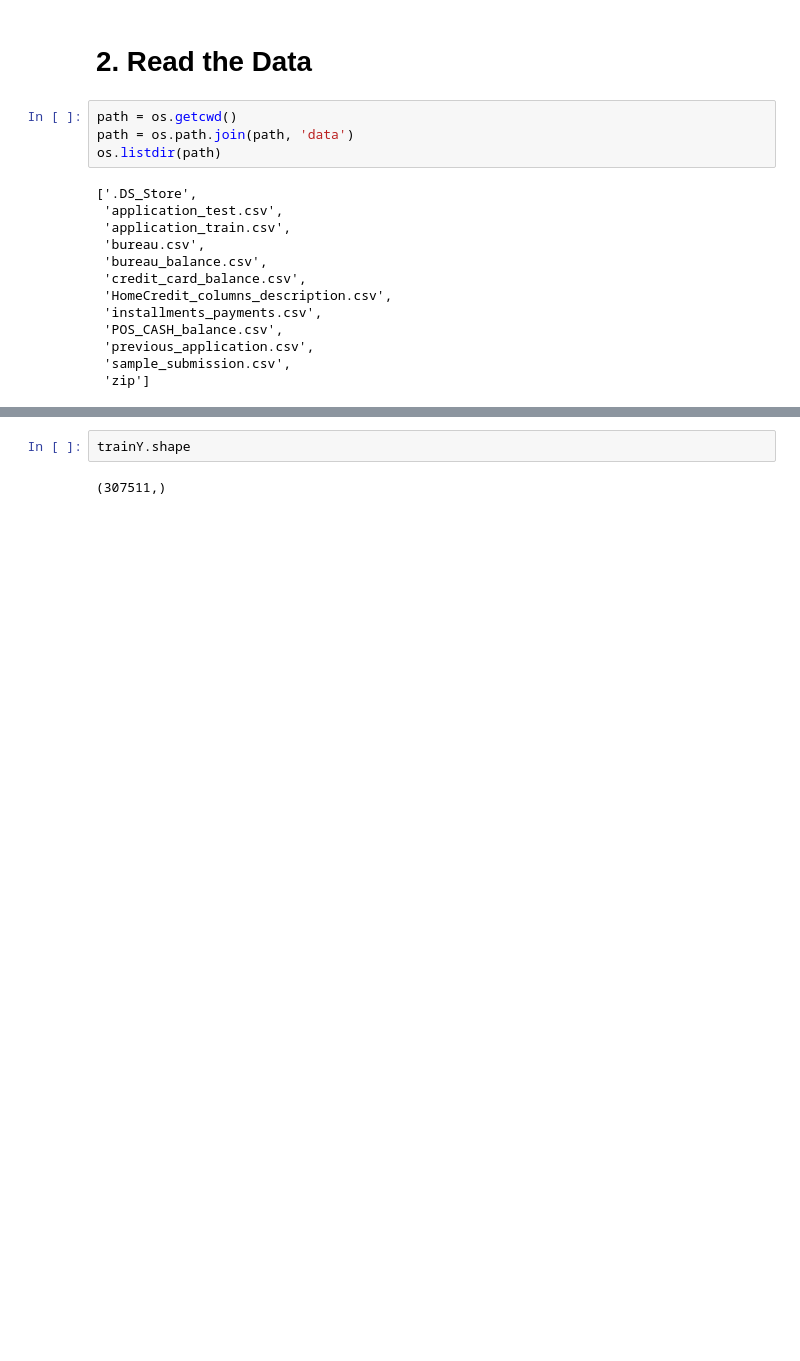
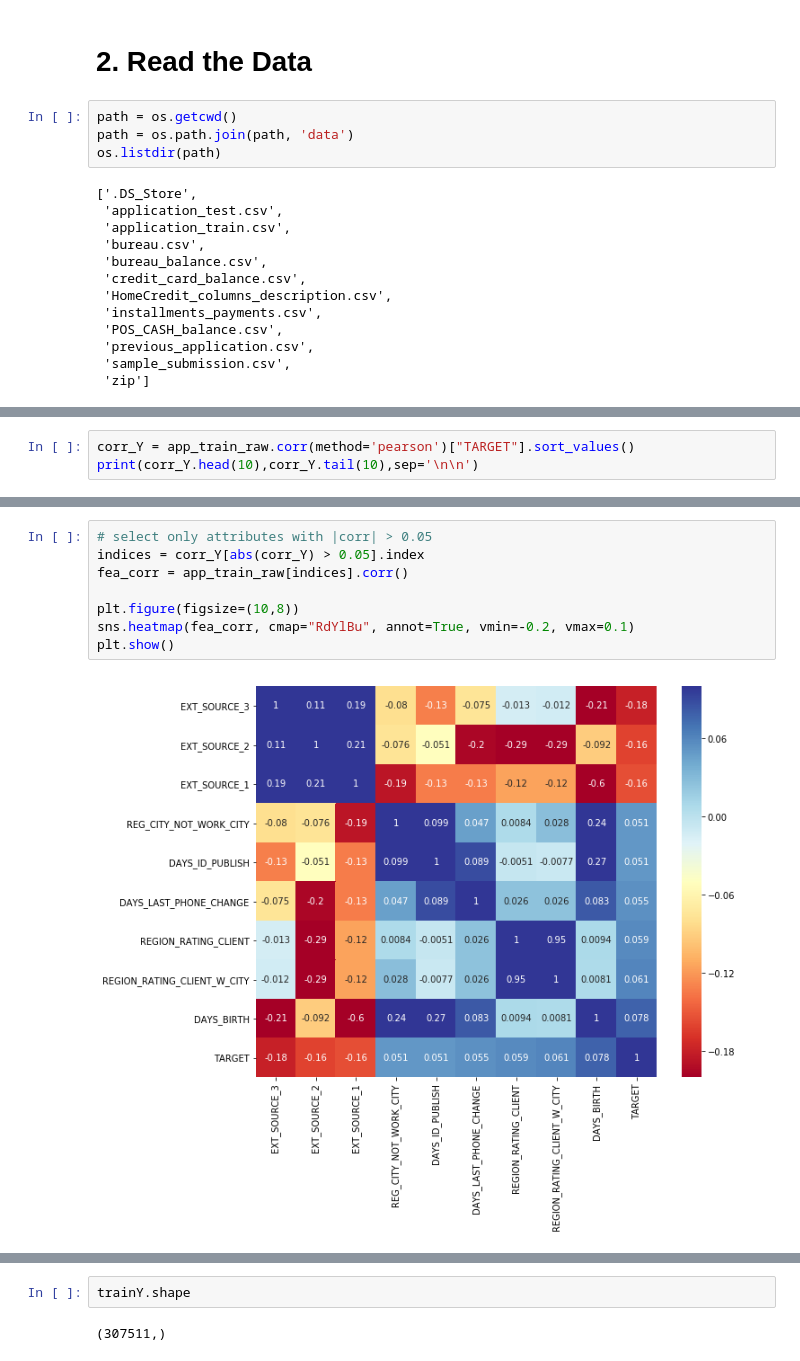
Before and after one commit to zhengrui315/Kaggle-Home-Credit-Default-Risk, a Jupyter notebook: Home Credit Default Risk.ipynb, the cells around one changed output, grey strips where cells are left out. Saved outputs shown, nothing was run; the diff lists cells and outputs as text; blank space fills up the shorter version.

```diff
--- a/Home Credit Default Risk.ipynb
+++ b/Home Credit Default Risk.ipynb
@@ -219,0 +136,3 @@ keep_attributes = train_missing[train_missing['Fraction'] < 30].drop('TARGET',ax
+# %%
+corr_Y = app_train_raw.corr(method='pearson')["TARGET"].sort_values()
+print(corr_Y.head(10),corr_Y.tail(10),sep='\n\n')
@@ -219,0 +183,10 @@ keep_attributes = train_missing[train_missing['Fraction'] < 30].drop('TARGET',ax
+# %%
+# select only attributes with |corr| > 0.05
+indices = corr_Y[abs(corr_Y) > 0.05].index
+fea_corr = app_train_raw[indices].corr()
+
+plt.figure(figsize=(10,8))
+sns.heatmap(fea_corr, cmap="RdYlBu", annot=True, vmin=-0.2, vmax=0.1)
+plt.show()
+# %% [output]
+[figure, added]
```
Also changed, not shown: parts of 146 cells of this notebook, 1 other file.
